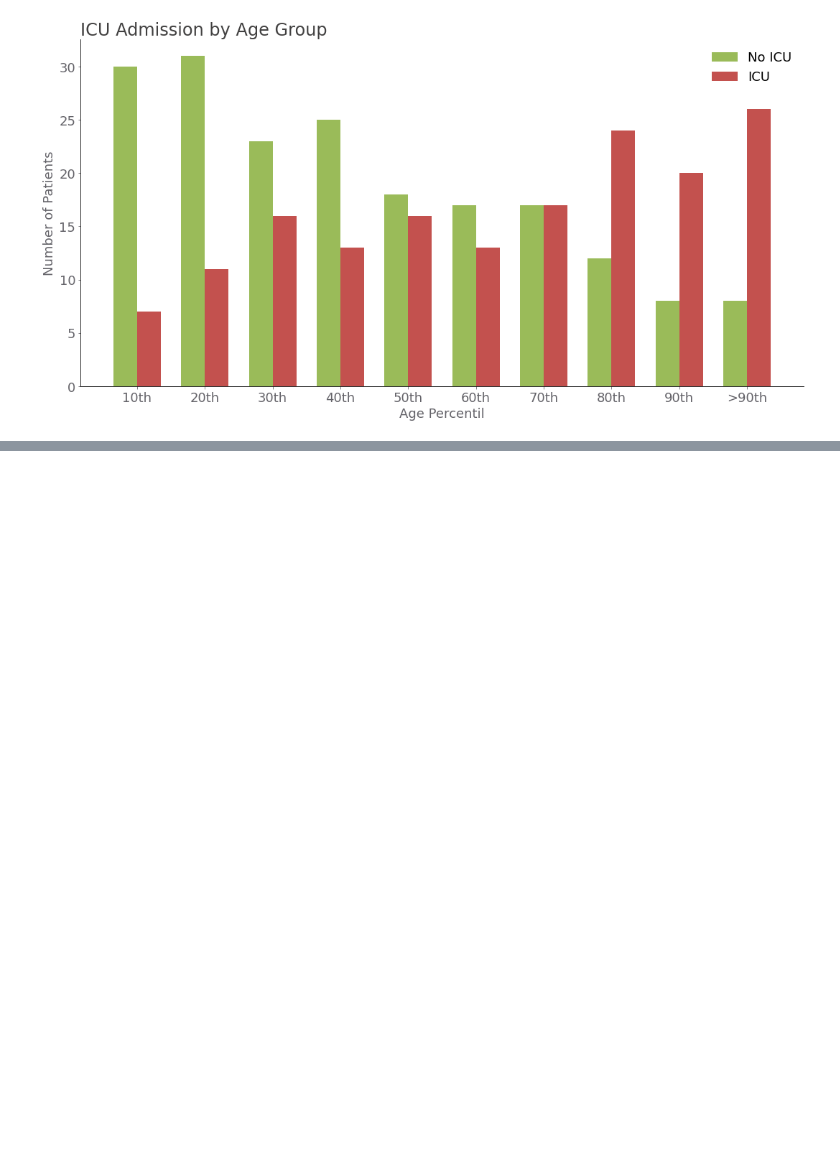
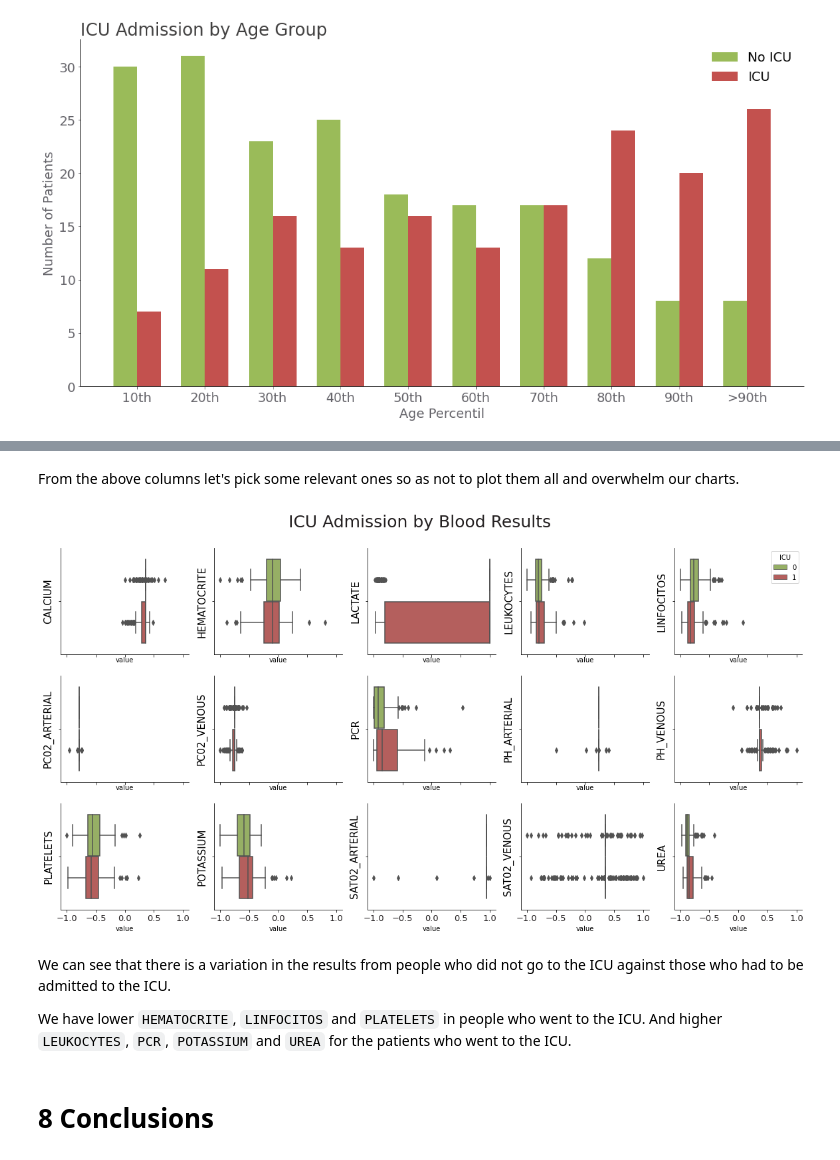
Before and after one commit to diascarolina/project-icu-prediction, a Jupyter notebook: notebooks/01_data_cleaning_and_analysis.ipynb, the cells around one changed output, grey strips where cells are left out. Cells and saved outputs as stored; diff of their text form; code cells hidden in the pictures; blank space fills up the shorter version.

````diff
--- a/notebooks/01_data_cleaning_and_analysis.ipynb
+++ b/notebooks/01_data_cleaning_and_analysis.ipynb
@@ -773,0 +901,41 @@ plt.show()
+# %% [markdown]
+From the above columns let's pick some relevant ones so as not to plot them all and overwhelm our charts.
+# %%
+blood_results = ['CALCIUM_MEDIAN', 'HEMATOCRITE_MEDIAN', 'LACTATE_MEDIAN',
+                 'LEUKOCYTES_MEDIAN', 'LINFOCITOS_MEDIAN', 'PC02_ARTERIAL_MEDIAN',
+                 'PC02_VENOUS_MEDIAN', 'PCR_MEDIAN', 'PH_ARTERIAL_MEDIAN',
+                 'PH_VENOUS_MEDIAN', 'PLATELETS_MEDIAN', 'POTASSIUM_MEDIAN',
+                 'SAT02_ARTERIAL_MEDIAN', 'SAT02_VENOUS_MEDIAN', 'UREA_MEDIAN']
+# %%
+columns = list(blood_results)
+columns.append('ICU')
+
+ax = list(range(0, 15))
+fig, ((ax[0], ax[1], ax[2], ax[3], ax[4]),
+      (ax[5], ax[6], ax[7], ax[8], ax[9]),
+      (ax[10], ax[11], ax[12], ax[13], ax[14])) = plt.subplots(ncols = 5, nrows = 3, sharex = True, figsize = (20, 10))
+
+for i in range(0, 15):
+    column = columns[i]
+    temp = final_data.reset_index()[[column, 'ICU']]
+    mdf = pd.melt(temp, id_vars = ['ICU'], var_name = [column[:-7]])
+    sns.boxplot(x = 'value', y = column[:-7], hue = 'ICU', data = mdf, palette = color, ax = ax[i])
+    ax[i].set_yticklabels([])
+    ax[i].set_ylabel(column[:-7], fontsize = 15)
+    if i != 4:
+        ax[i].legend([],[], frameon = False)
+    for j in ax[i].get_xticklabels():
+        j.set_fontsize(13)
+        j.set_color(GRAY1)
+sns.despine()
+plt.suptitle('ICU Admission by Blood Results', fontsize = 25, color = GRAY1, y = 0.95)
+plt.show()
+# %% [output]
+[figure, added]
+# %% [markdown]
+We can see that there is a variation in the results from people who did not go to the ICU against those who had to be admitted to the ICU.
+
+We have lower ```HEMATOCRITE```, ```LINFOCITOS``` and ```PLATELETS``` in people who went to the ICU. And higher ```LEUKOCYTES```, ```PCR```, ```POTASSIUM``` and ```UREA``` for the patients who went to the ICU.
+# %% [markdown]
+<a name="conc"></a>
+# 8 Conclusions
````
Also changed, not shown: parts of 34 cells of this notebook.
